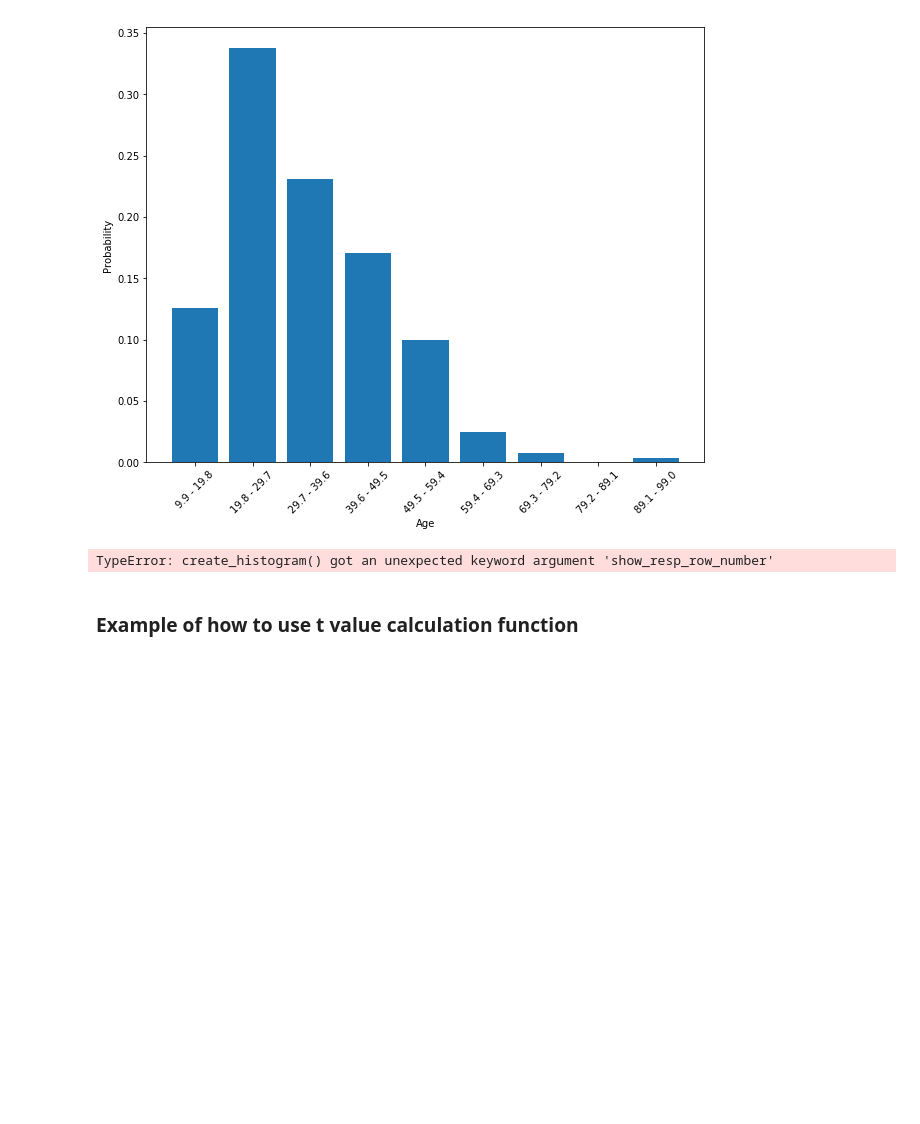
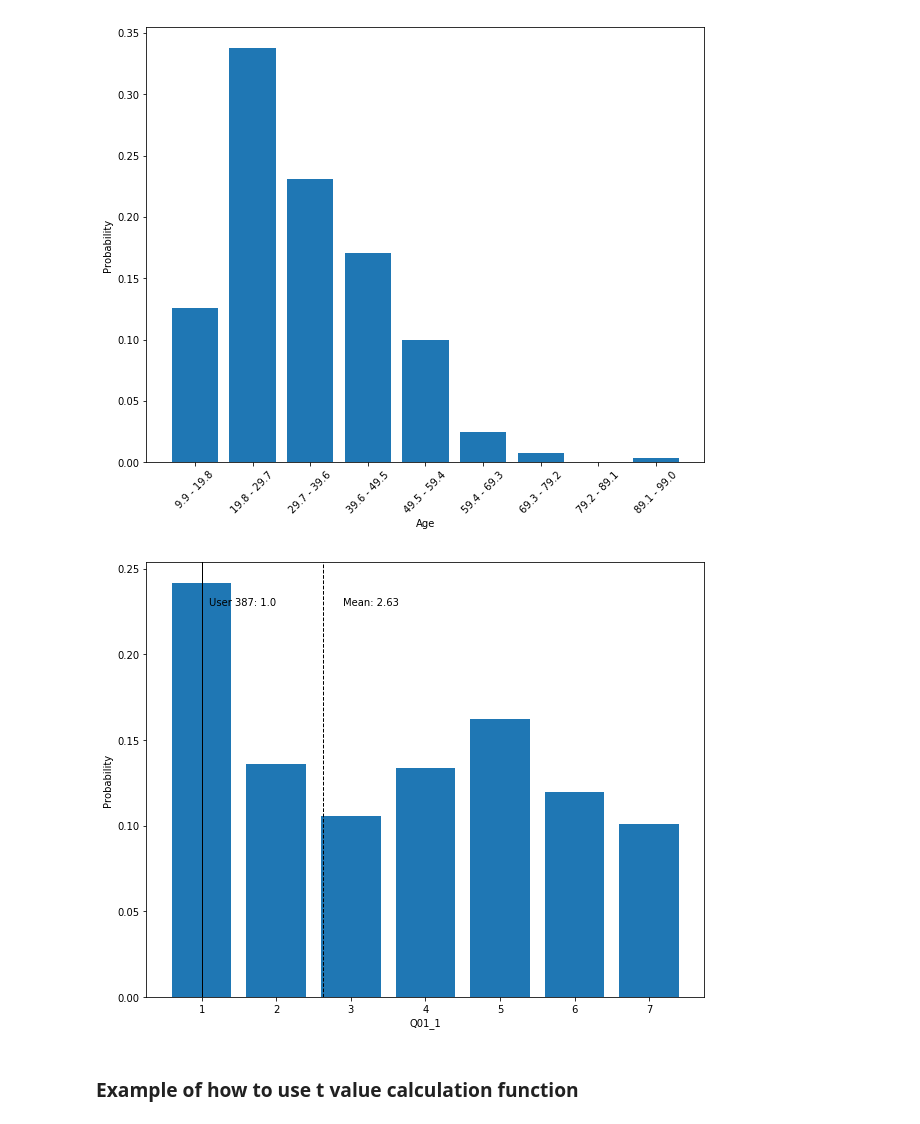
Before and after one commit to hwright-ucsb/ethics_study, a Jupyter notebook: notebooks/Analysis.ipynb, the cells around one changed output. Saved outputs shown, nothing was run; the diff lists cells and outputs as text; code cells hidden in the pictures; blank space fills up the shorter version.

Commit message:
adjust mean calc when not including non answers

```diff
--- a/notebooks/Analysis.ipynb
+++ b/notebooks/Analysis.ipynb
@@ -105,7 +105,12 @@ def create_histogram(data, x_title, mapping, prob=True, include_non_answers=Fals
     ax.set_xlabel(x_title)
 
     if show_mean == True:
-        mean = np.mean(flat_list)
+        if include_non_answers == False:
+            mean = np.mean(flat_list)
+        else:
+            temp = list(filter((0.0).__ne__, flat_list))
+            temp = list(filter((0).__ne__, flat_list))
+            mean = np.mean(flat_list)
         ax.axvline(mean, color='k', linestyle='dashed', linewidth=1)
         min_ylim, max_ylim = plt.ylim()
         ax.text(mean*1.1, max_ylim*0.9, 'Mean: {:.2f}'.format(mean))
@@ -247,10 +252,10 @@ create_histogram_continuous(data, 'Age', column_mapping, prob=True,
 [figure]
 # %%
 # this function is for categorical histogram data
-create_histogram(data, 'Q01_1', column_mapping, prob=True, include_non_answers=True,
-                show_mean=True, show_resp_row_number=387)
+create_histogram(data, 'Q01_1', column_mapping, prob=True, include_non_answers=False,
+                show_mean=True, show_resp_row_num=387)
 # %% [output]
-TypeError: create_histogram() got an unexpected keyword argument 'show_resp_row_number'
+[figure, added]
 # %% [markdown]
 ### Example of how to use t value calculation function
 # %%
```
Also changed, not shown: parts of 2 cells of this notebook.
